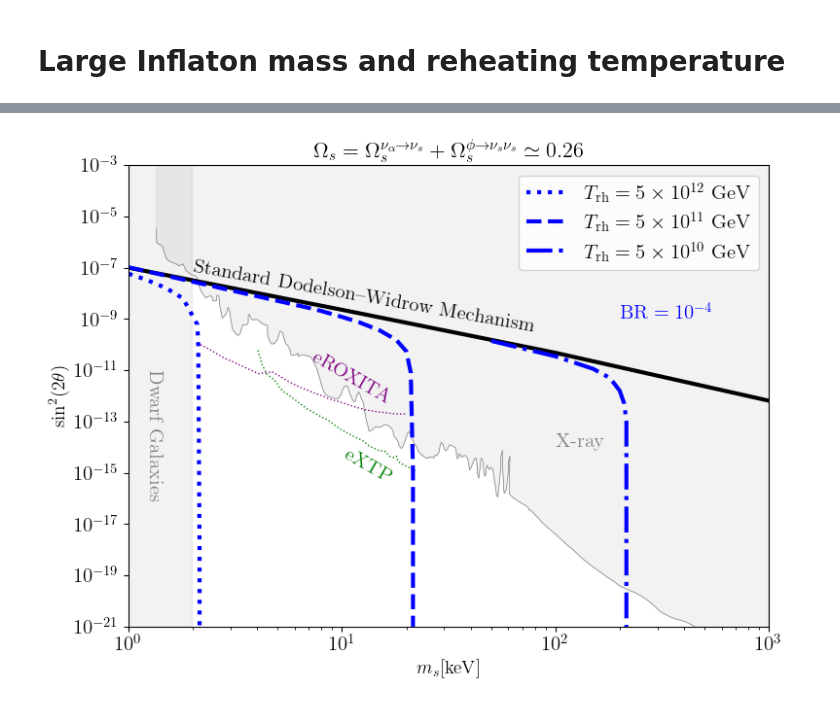
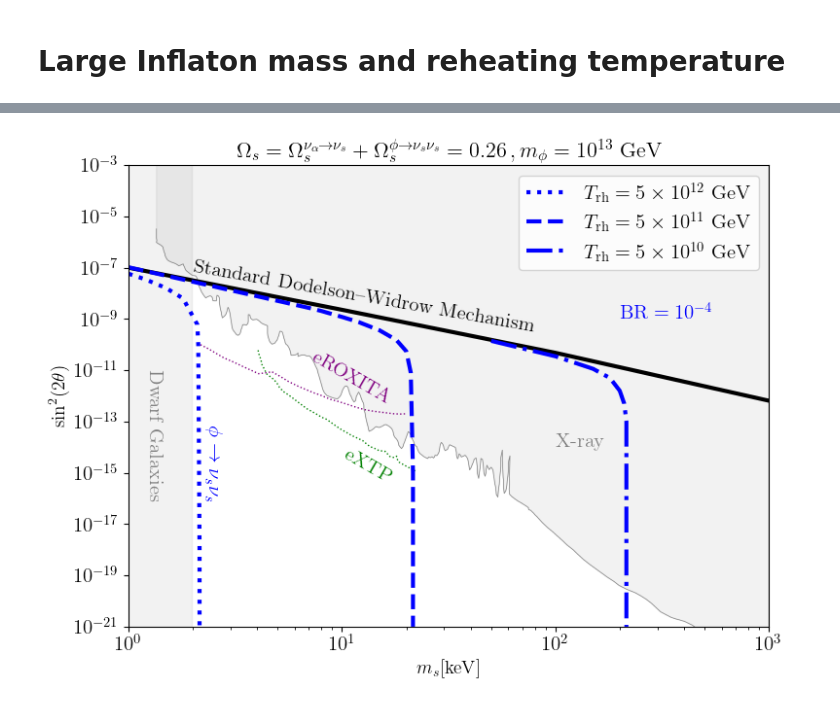
Before and after one commit to yongxuDM/Sterile-Neutrino, a Jupyter notebook: Sterile_Neutrino.ipynb, the cells around one changed output, grey strips where cells are left out. Cells and saved outputs as stored; diff of their text form; code cells hidden in the pictures.

```diff
--- a/Sterile_Neutrino.ipynb
+++ b/Sterile_Neutrino.ipynb
@@ -1237,41 +1192,42 @@ plt.text(1*1e1, 0.4*1e-15, r'$\text{eXTP}$', rotation=-30, color = "g")
 
 
 plt.text(2, 3*1e-10, r'$\text{Standard Dodelson–Widrow Mechanism}$', rotation=-10, color = "black", size=15)
+plt.text(2.3*1e0, 1e-16, r'$\phi \to \nu_s \nu_s$', rotation=-90, color = "blue")
 
 # plt.text(2.3*1e0, 1e-14, r'$\phi \to \nu_s \nu_s$', rotation=-90, color = "blue")
 
 # plt.text(2.2*1e0, 0.5* 1e-20, r'$T_{\text{rh}} = 5\times 10^{12}~\text{GeV}$', rotation=-90, color = "blue")
 # plt.text(22*1e0, 0.5* 1e-20, r'$T_{\text{rh}} = 5\times 10^{11}~\text{GeV}$', rotation=-90, color = "blue")
 # plt.text(222*1e0, 0.5* 1e-20, r'$T_{\text{rh}} = 5\times 10^{10}~\text{GeV}$', rotation=-90, color = "blue")
 
 # plt.text(7.2*1e0, 1e-20, r'$3\times 10^{-5}$', rotation=-90, color = "blue")
 # plt.text(22, 1e-20, r'$1\times 10^{-5}$', rotation=-90, color = "blue")
 # plt.text(73, 4*1e-21, r'$3\times 10^{-6}$', rotation=-90, color = "blue")
 # plt.text(221, 4*1e-21, r'$1\times 10^{-6}$', rotation=-90, color = "blue")
 # plt.text(752, 4*1e-21, r'$3\times 10^{-7}$', rotation=-90, color = "blue")
 
 # plt.plot(7, 1e-12, marker='*', color='gold', markersize=20)
 plt.text(2*1e2, 1e-9, r'$\text{BR}=10^{-4}$', rotation=0, color = "blue")
 
 #################################################################
 
 plt.xlabel(r'$m_s [\text{keV}]$', fontsize=14)
 plt.ylabel(r'$\sin^2(2\theta)$', fontsize=14)
 # plt.title(r'$Y_s m_s = 4.3\times10^{-10}~\text{GeV}; m_\phi =1~\text{GeV}$', fontsize=16)
 
-# plt.title(r'$\Omega_s= \Omega^{\nu_{\alpha} \to \nu_s}_s +\Omega^{\phi \to \nu_s \nu_s}_s =0.26;\,  m_\phi =10^{13}~\text{GeV}$', fontsize=16)
-plt.title(r'$\Omega_s= \Omega^{\nu_{\alpha} \to \nu_s}_s +\Omega^{\phi \to \nu_s \nu_s}_s \simeq 0.26$', fontsize=16)
+plt.title(r'$\Omega_s= \Omega^{\nu_{\alpha} \to \nu_s}_s +\Omega^{\phi \to \nu_s \nu_s}_s =0.26\,,  m_\phi =10^{13}~\text{GeV}$', fontsize=16)
+# plt.title(r'$\Omega_s= \Omega^{\nu_{\alpha} \to \nu_s}_s +\Omega^{\phi \to \nu_s \nu_s}_s \simeq 0.26$', fontsize=16)
 
 plt.legend()
 plt.xlim(1e0,1e3)
 plt.ylim(1e-21,1e-3)
 plt.legend(loc=0, prop={'size': 15} )
 
 plt.savefig("./PS_Large_Trh.pdf", bbox_inches="tight")
 plt.tight_layout()
 plt.show()
 # %% [output]
-[figure, old version]
+[figure, new version]
 # %%
 ######################################################
 ###############DATA FROM TEST RUNING##################
```
Also changed, not shown: parts of 28 cells of this notebook.
